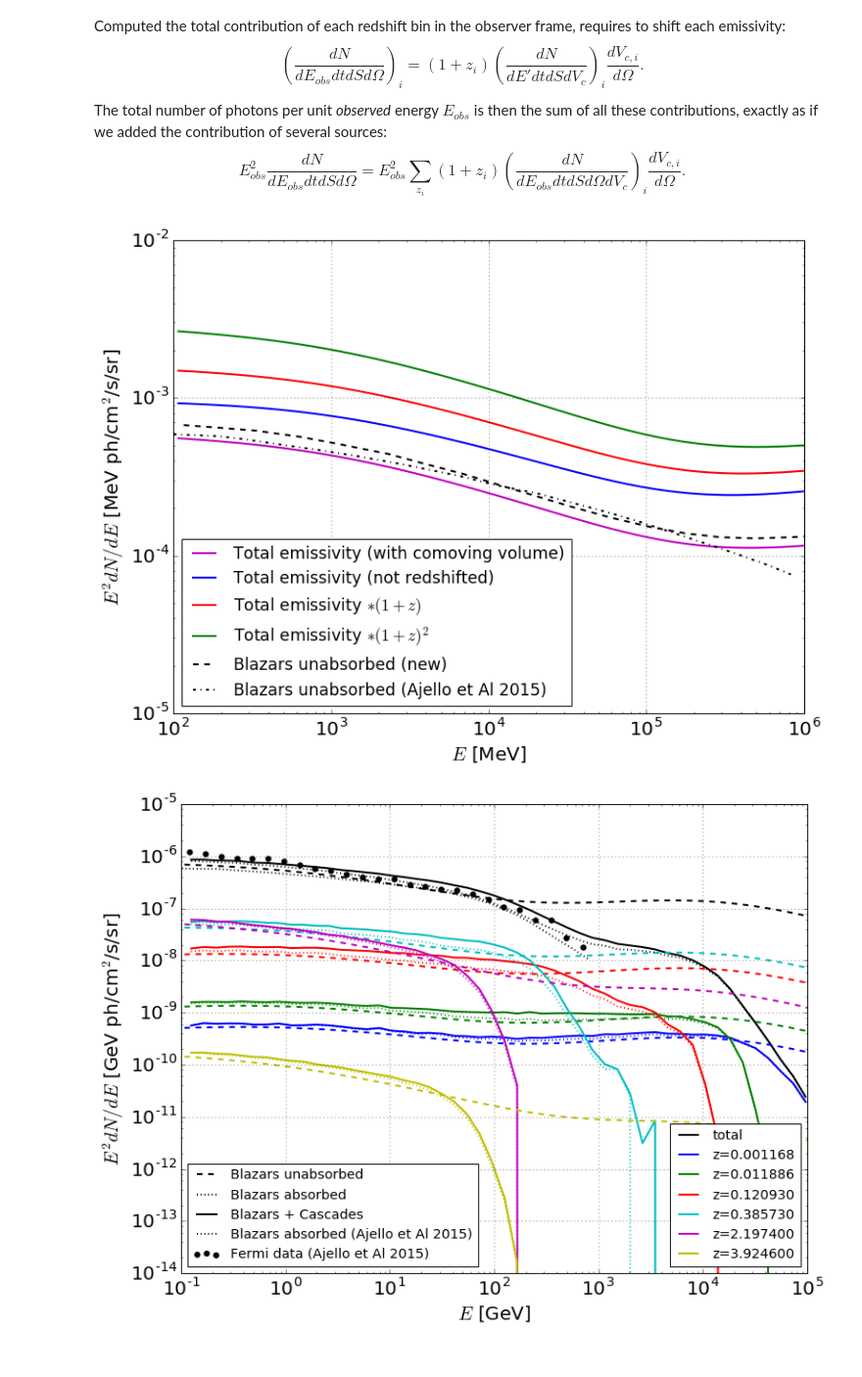
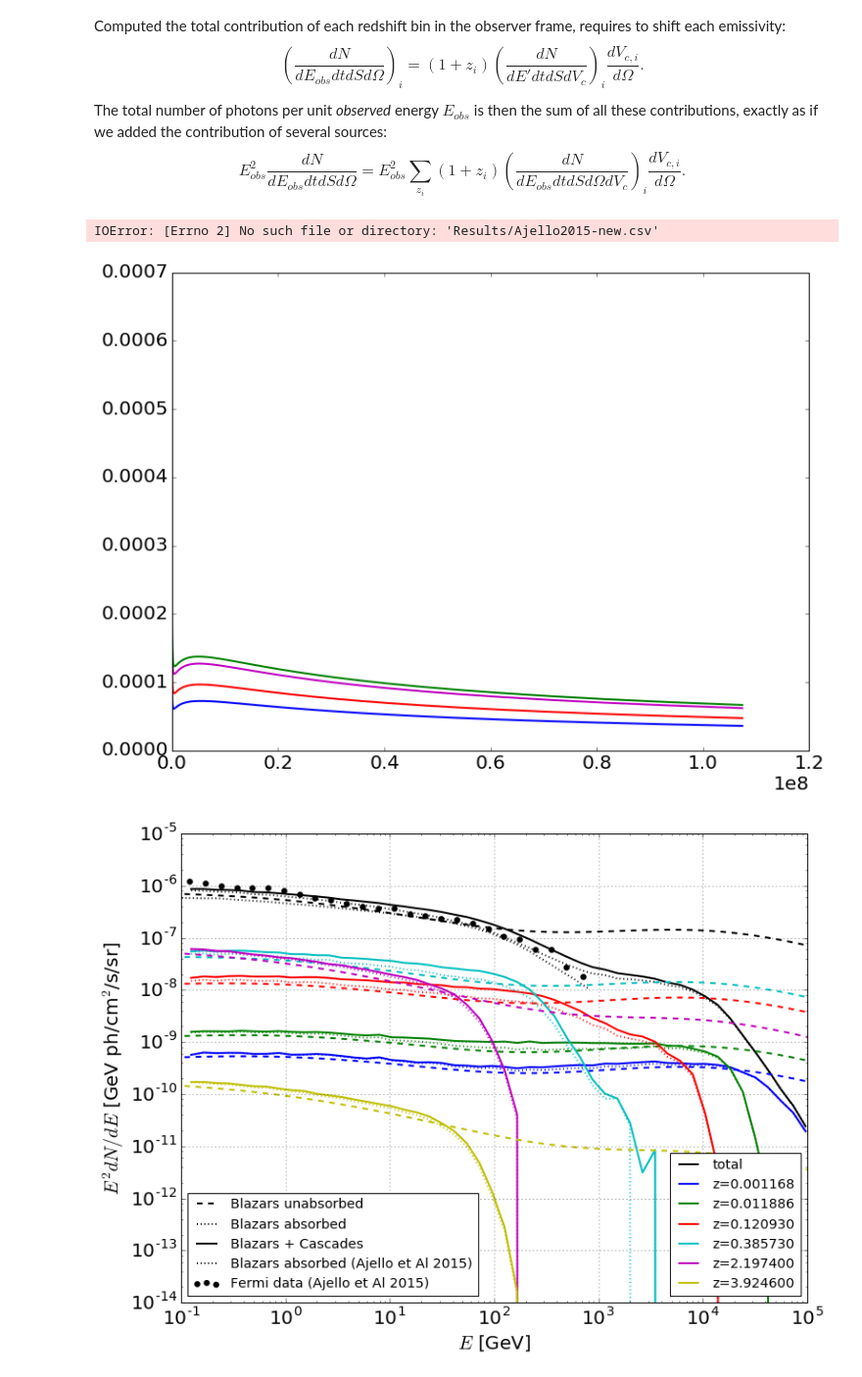
Before and after one commit to johannct/EGB, a Jupyter notebook: Extragalactic Gamma-Ray Bkg.ipynb, the cells around one changed output. Shown: that part at 98% size. Cells and saved outputs as stored; diff of their text form; code cells hidden in the pictures.

```diff
--- a/Extragalactic Gamma-Ray Bkg.ipynb
+++ b/Extragalactic Gamma-Ray Bkg.ipynb
@@ -5,7 +5,7 @@ The matrix gives the blazars emissivity i.e. the number of detected photons from
 \end{equation}
 # %%
 from numpy import loadtxt, append, nan_to_num
-mat = loadtxt("Results/EmissMatrix2.txt",unpack=True)
+mat = loadtxt("EmissMatrix2.txt",unpack=True)
 # 2. Compute dz
 z = mat[0,1:]
 alpha = 1.3364
@@ -16,7 +16,7 @@ z_prime = append([0],z)*(2*alpha)/(1+alpha)
 # ==== z' is the middle between two z (value from the file)
 #z_prime = append([0],z)*(1+alpha)/2 # size(z_prime) = size(z)+1
 z_prime[-1] = z[-1]
-dz = (z_prime[1:]-z_prime[0]) # size(dz) = size(z)
+dz = (z_prime[1:]-z_prime[:-1]) # size(dz) = size(z)
 
 # 3. Conversion from MeV-1 to GeV-1
 Eaj = mat[1:,0]#*1e-3 # GeV
@@ -94,37 +94,36 @@ $$
 $$
 # %%
 %matplotlib inline
-from src.read import path_to_fig_dir
-from matplotlib.pyplot import figure, show, savefig, legend, gca
+from matplotlib.pyplot import figure, show, legend, gca
 from matplotlib import rcParams
 label_size = 20
 rcParams['xtick.labelsize'] = label_size
 rcParams['ytick.labelsize'] = label_size
 ax0 = figure(figsize=(12,9)).add_subplot(111)
 
 ax0.plot(Eaj,Eaj**2*(Emiss*Vol).sum(axis=1),linewidth=2,linestyle="-",color='m',label="Total emissivity (with comoving volume)")
 ax0.plot(Eaj,Eaj**2*(Emiss*dVol).sum(axis=1),linewidth=2,linestyle="-",color='b',label="Total emissivity (not redshifted)")
 ax0.plot(Eaj,Eaj**2*(Emiss*dVolz).sum(axis=1),linewidth=2,linestyle="-",color='r',label="Total emissivity $*(1+z)$")
 ax0.plot(Eaj,Eaj**2*(Emiss*dVolz2).sum(axis=1),linewidth=2,linestyle="-",color='g',label="Total emissivity $*(1+z)^2$")
 
 E_aj, E2dNdE_aj = loadtxt("Results/Ajello2015-new.csv",delimiter=',',unpack=True)
 ax0.plot(E_aj,E2dNdE_aj,linewidth=2,linestyle="--",color='k',label="Blazars unabsorbed (new)")
 
 E_aj, E2dNdE_aj = loadtxt("Results/Ajello2015-fig3.csv",delimiter=',',unpack=True)
 ax0.plot(E_aj*1e3,E2dNdE_aj*1e3,linewidth=2,linestyle="-.",color='k',label="Blazars unabsorbed (Ajello et Al 2015)")
 
 ax0.legend(loc='best',fontsize="xx-large")
 ax0.set_xlabel("$E$ [MeV]",fontsize=label_size)
 ax0.set_ylabel("$E^2 dN/dE$ [MeV ph/cm$^2$/s/sr]",fontsize=label_size)
 ax0.set_xlim([1e2,1e6])
 ax0.set_xscale('log')
 ax0.set_yscale('log')
 ax0.grid(b=True,which='major')
 
-savefig(path_to_fig_dir+"Blazars_Emissivity.eps",bbox_inches='tight')
 show()
 # %% [output]
+IOError: [Errno 2] No such file or directory: 'Results/Ajello2015-new.csv'
-[figure, old version]
+[figure, new version]
 # %%
 mat = loadtxt("Results/EGB_Dominguez.dat",unpack=True)
 Eabs = mat[1:,0] # GeV
```
